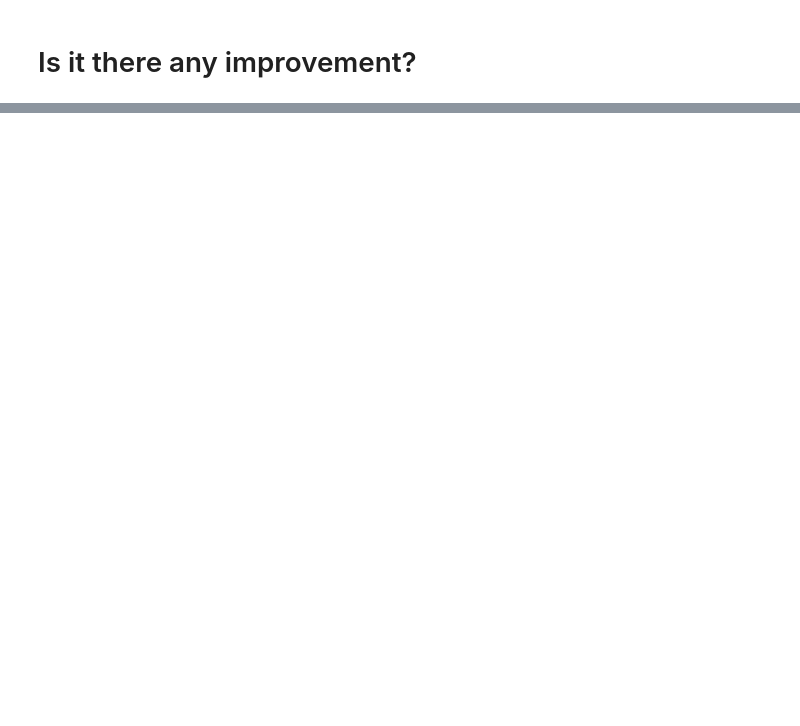
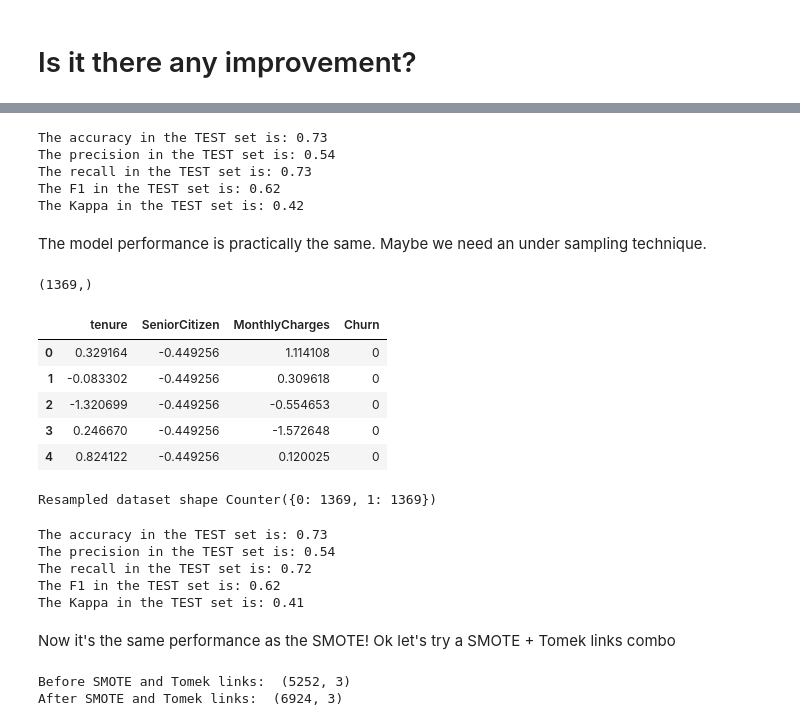
Before and after one commit to ralphmartynward/ironhack_03_lab-imbalanced-data, a Jupyter notebook: lab.ipynb, the cells around one changed output, grey strips where cells are left out. Saved outputs shown, nothing was run; the diff lists cells and outputs as text; code cells hidden in the pictures; blank space fills up the shorter version.

```diff
--- a/lab.ipynb
+++ b/lab.ipynb
@@ -165,0 +219,68 @@ There has been a change, but not impressed. Maybe some label encoding is needed
+# %%
+lr = LogisticRegression(max_iter=1000)
+lr.fit(X_train_over, y_train_over)
+y_pred_test = lr.predict(X_test_num_scaled_df)
+
+print("The accuracy in the TEST set is: {:.2f}".format(accuracy_score(y_test, y_pred_test)))
+print("The precision in the TEST set is: {:.2f}".format(precision_score(y_test, y_pred_test)))
+print("The recall in the TEST set is: {:.2f}".format(recall_score(y_test, y_pred_test)))
+print("The F1 in the TEST set is: {:.2f}".format(f1_score(y_test, y_pred_test)))
+print("The Kappa in the TEST set is: {:.2f}".format(cohen_kappa_score(y_test, y_pred_test)))
+# %% [output]
+The accuracy in the TEST set is: 0.73
+The precision in the TEST set is: 0.54
+The recall in the TEST set is: 0.73
+The F1 in the TEST set is: 0.62
+The Kappa in the TEST set is: 0.42
+# %% [markdown]
+The model performance is practically the same. Maybe we need an under sampling technique.
+# %%
+from imblearn.under_sampling import RandomUnderSampler
+y_train[y_train == 1].shape
+# %% [output]
+(1369,)
+# %%
+rus = RandomUnderSampler(random_state=42)
+
+X_train_under, y_train_under = rus.fit_resample(X_train_num_scaled_df, y_train)
+display(pd.concat([X_train_under,y_train_under],axis=1).head())
+print('Resampled dataset shape %s' % Counter(y_train_under))
+# %% [output]
+|  | tenure | SeniorCitizen | MonthlyCharges | Churn |
+| 0 | 0.329164 | -0.449256 | 1.114108 | 0 |
+| 1 | -0.083302 | -0.449256 | 0.309618 | 0 |
+| 2 | -1.320699 | -0.449256 | -0.554653 | 0 |
+| 3 | 0.246670 | -0.449256 | -1.572648 | 0 |
+| 4 | 0.824122 | -0.449256 | 0.120025 | 0 |
+Resampled dataset shape Counter({0: 1369, 1: 1369})
+# %%
+from sklearn.linear_model import LogisticRegression
+
+lr = LogisticRegression(max_iter=1000)
+lr.fit(X_train_under, y_train_under)
+y_pred_test = lr.predict(X_test_num_scaled_df)
+
+print("The accuracy in the TEST set is: {:.2f}".format(accuracy_score(y_test,y_pred_test)))
+print("The precision in the TEST set is: {:.2f}".format(precision_score(y_test,y_pred_test)))
+print("The recall in the TEST set is: {:.2f}".format(recall_score(y_test,y_pred_test)))
+print("The F1 in the TEST set is: {:.2f}".format(f1_score(y_test,y_pred_test)))
+print("The Kappa in the TEST set is: {:.2f}".format(cohen_kappa_score(y_test,y_pred_test)))
+# %% [output]
+The accuracy in the TEST set is: 0.73
+The precision in the TEST set is: 0.54
+The recall in the TEST set is: 0.72
+The F1 in the TEST set is: 0.62
+The Kappa in the TEST set is: 0.41
+# %% [markdown]
+Now it's the same performance as the SMOTE! Ok let's try a SMOTE + Tomek links combo
+# %%
+from imblearn.combine import SMOTETomek
+
+smt = SMOTETomek(random_state=42)
+X_train_smt, y_train_smt = smt.fit_resample(X_train_num_scaled_df, y_train)
+
+print("Before SMOTE and Tomek links: ", X_train_num_scaled_df.shape)
+print("After SMOTE and Tomek links: ", X_train_smt.shape)
+# %% [output]
+Before SMOTE and Tomek links:  (5252, 3)
+After SMOTE and Tomek links:  (6924, 3)
```
Also changed, not shown: parts of 17 cells of this notebook.
